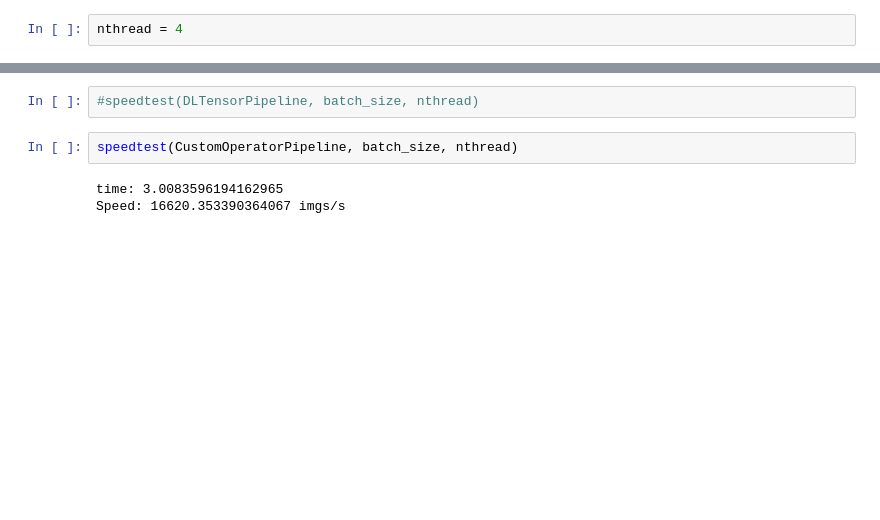
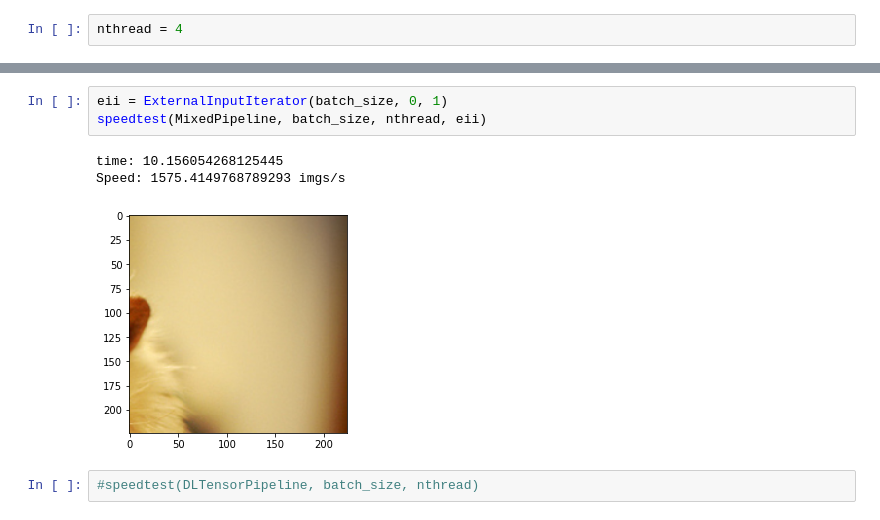
Before and after one commit to WANG-lp/FastGC-icecake, a Jupyter notebook: scripts/loading_time_stat.ipynb, the cells around one changed output, grey strips where cells are left out. Saved outputs shown, nothing was run; the diff lists cells and outputs as text; blank space fills up the shorter version.

```diff
--- a/scripts/loading_time_stat.ipynb
+++ b/scripts/loading_time_stat.ipynb
@@ -229,7 +254,9 @@ Speed: 7127.351635239267 imgs/s
+# %%
+eii = ExternalInputIterator(batch_size, 0, 1)
+speedtest(MixedPipeline, batch_size, nthread, eii)
+# %% [output]
+time: 10.156054268125445
+Speed: 1575.4149768789293 imgs/s
+[figure, added]
 # %%
 #speedtest(DLTensorPipeline, batch_size, nthread)
-# %%
-speedtest(CustomOperatorPipeline, batch_size, nthread)
-# %% [output]
-time: 3.0083596194162965
-Speed: 16620.353390364067 imgs/s
```
Also changed, not shown: parts of 27 cells of this notebook, 10 other files.
